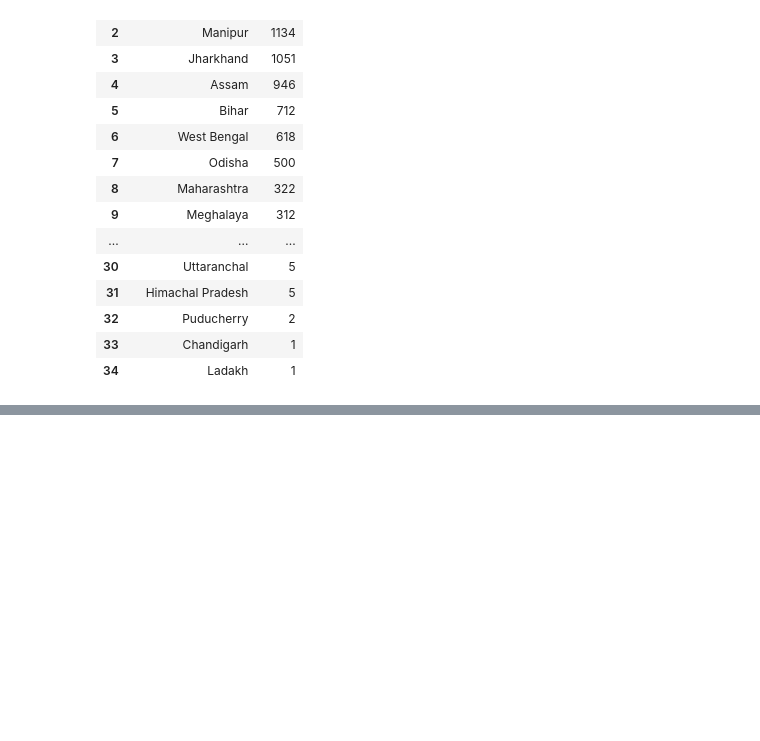
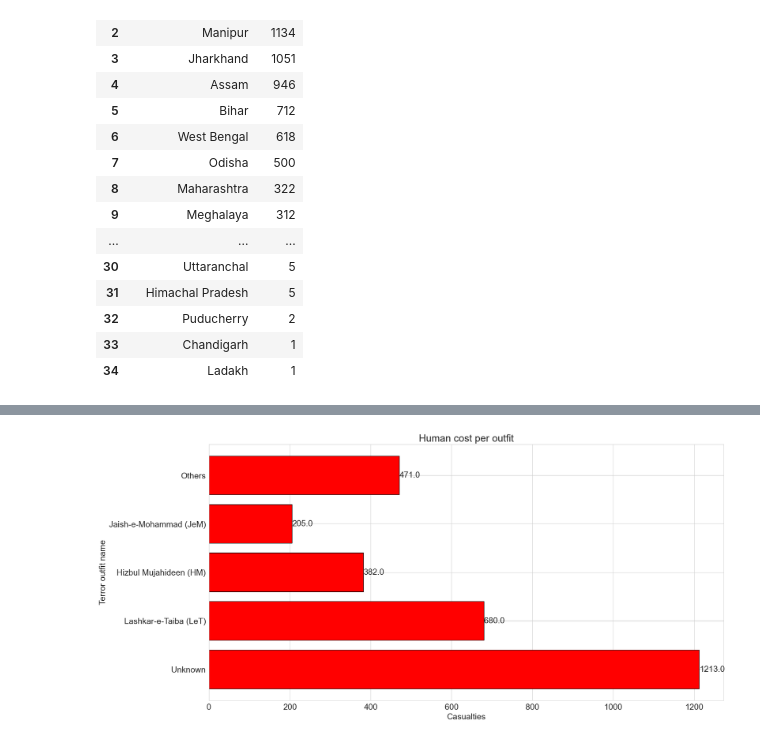
Before and after one commit to Apopheniac-exe/india-terrorism-data-analysis, a Jupyter notebook: notebooks/01_exploratory_analysis.ipynb, the cells around one changed output, grey strips where cells are left out. Cells and saved outputs as stored; diff of their text form; code cells hidden in the pictures; blank space fills up the shorter version.

```diff
--- a/notebooks/01_exploratory_analysis.ipynb
+++ b/notebooks/01_exploratory_analysis.ipynb
@@ -452,0 +524,8 @@ state_df
+# %%
+plt.barh(cbt_df['gname'], cbt_df['casualties'], color='red', edgecolor='black')
+plt.ylabel("Terror outfit name")
+plt.xlabel("Casualties")
+plt.title("Human cost per outfit");
+for i, v in enumerate(cbt_df['casualties']): plt.text(v + 0.5, i, str(v), va='center');
+# %% [output]
+[figure, added]
```
Also changed, not shown: parts of 50 cells of this notebook, 16 other files.
